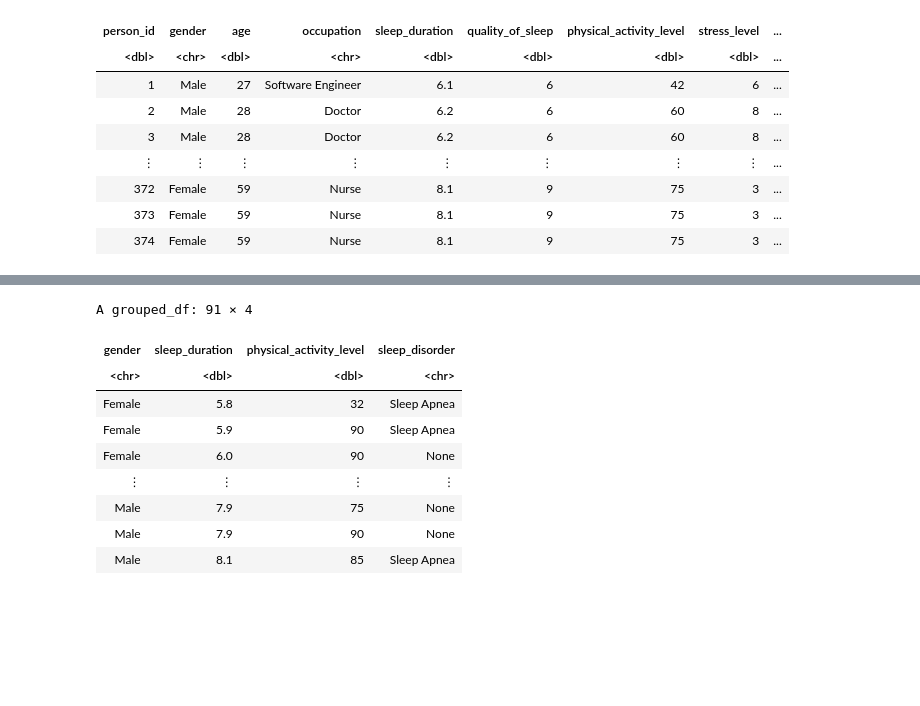
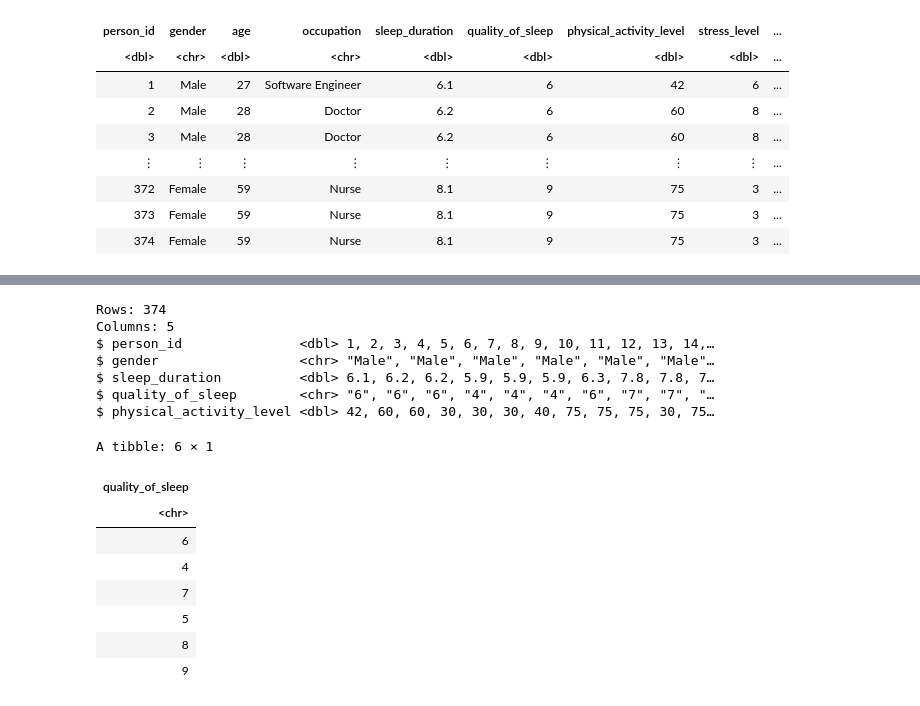
Before and after one commit to ptank1/dsci-100-2023w1-group-30, a Jupyter notebook: sleep_data_analysis.ipynb, the cells around one changed output, grey strips where cells are left out. Saved outputs shown, nothing was run; the diff lists cells and outputs as text; code cells hidden in the pictures; blank space fills up the shorter version.

```diff
--- a/sleep_data_analysis.ipynb
+++ b/sleep_data_analysis.ipynb
@@ -101,13 +99,22 @@ A grouped_df: 91 × 5
 # %%
-sleep_data_tidy |> distinct(sleep_disorder)
+glimpse(sleep_data_tidy)
 # %% [output]
-A grouped_df: 91 × 4
+Rows: 374
+Columns: 5
+$ person_id               <dbl> 1, 2, 3, 4, 5, 6, 7, 8, 9, 10, 11, 12, 13, 14,…
+$ gender                  <chr> "Male", "Male", "Male", "Male", "Male", "Male"…
+$ sleep_duration          <dbl> 6.1, 6.2, 6.2, 5.9, 5.9, 5.9, 6.3, 7.8, 7.8, 7…
+$ quality_of_sleep        <chr> "6", "6", "6", "4", "4", "4", "6", "7", "7", "…
+$ physical_activity_level <dbl> 42, 60, 60, 30, 30, 30, 40, 75, 75, 75, 30, 75…
-| gender | sleep_duration | physical_activity_level | sleep_disorder |
-| <chr> | <dbl> | <dbl> | <chr> |
-| Female | 5.8 | 32 | Sleep Apnea |
-| Female | 5.9 | 90 | Sleep Apnea |
-| Female | 6.0 | 90 | None |
-| ⋮ | ⋮ | ⋮ | ⋮ |
-| Male | 7.9 | 75 | None |
-| Male | 7.9 | 90 | None |
-| Male | 8.1 | 85 | Sleep Apnea |
+# %%
+sleep_data_tidy |> distinct(quality_of_sleep)
+# %% [output]
+A tibble: 6 × 1
+| quality_of_sleep |
+| <chr> |
+| 6 |
+| 4 |
+| 7 |
+| 5 |
+| 8 |
+| 9 |
```
Also changed, not shown: parts of 8 cells of this notebook.
